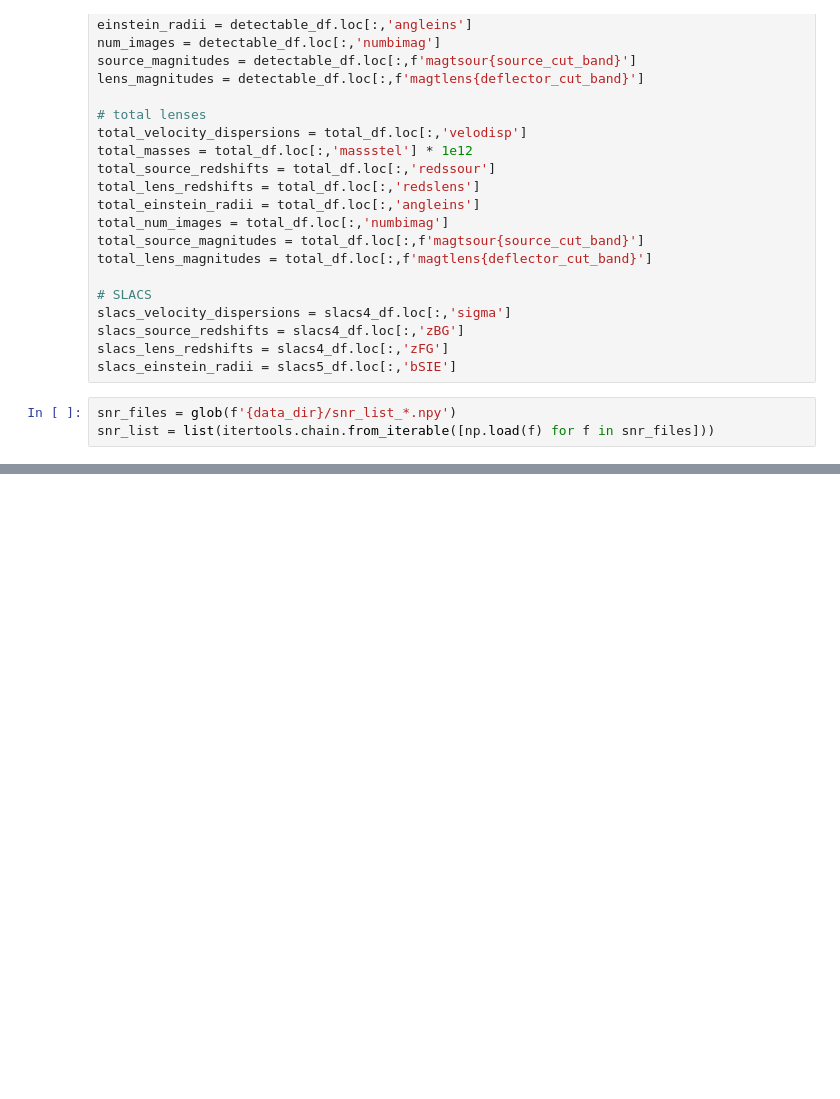
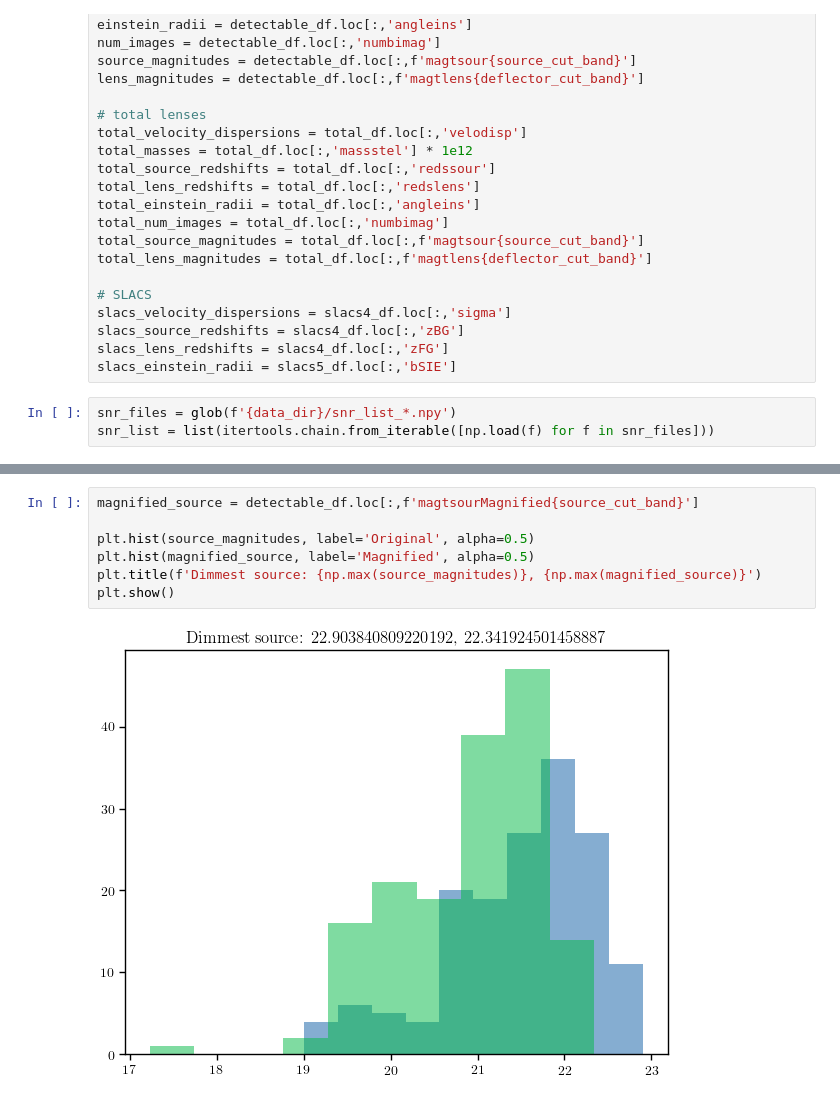
Before and after one commit to AstroMusers/mejiro, a Jupyter notebook: paper/figure_notebooks/skypy_statistics.ipynb, the cells around one changed output, grey strips where cells are left out. Saved outputs shown, nothing was run; the diff lists cells and outputs as text; blank space fills up the shorter version.

```diff
--- a/paper/figure_notebooks/skypy_statistics.ipynb
+++ b/paper/figure_notebooks/skypy_statistics.ipynb
@@ -190,3 +196,12 @@ plt.show()
+# %%
+magnified_source = detectable_df.loc[:,f'magtsourMagnified{source_cut_band}']
+
+plt.hist(source_magnitudes, label='Original', alpha=0.5)
+plt.hist(magnified_source, label='Magnified', alpha=0.5)
+plt.title(f'Dimmest source: {np.max(source_magnitudes)}, {np.max(magnified_source)}')
+plt.show()
+# %% [output]
+[figure, added]
 # %%
 magnification = detectable_df.loc[:,'magnsour']
 plt.hist(magnification, bins=20)
```
Also changed, not shown: parts of 7 cells of this notebook, 8 other files.
